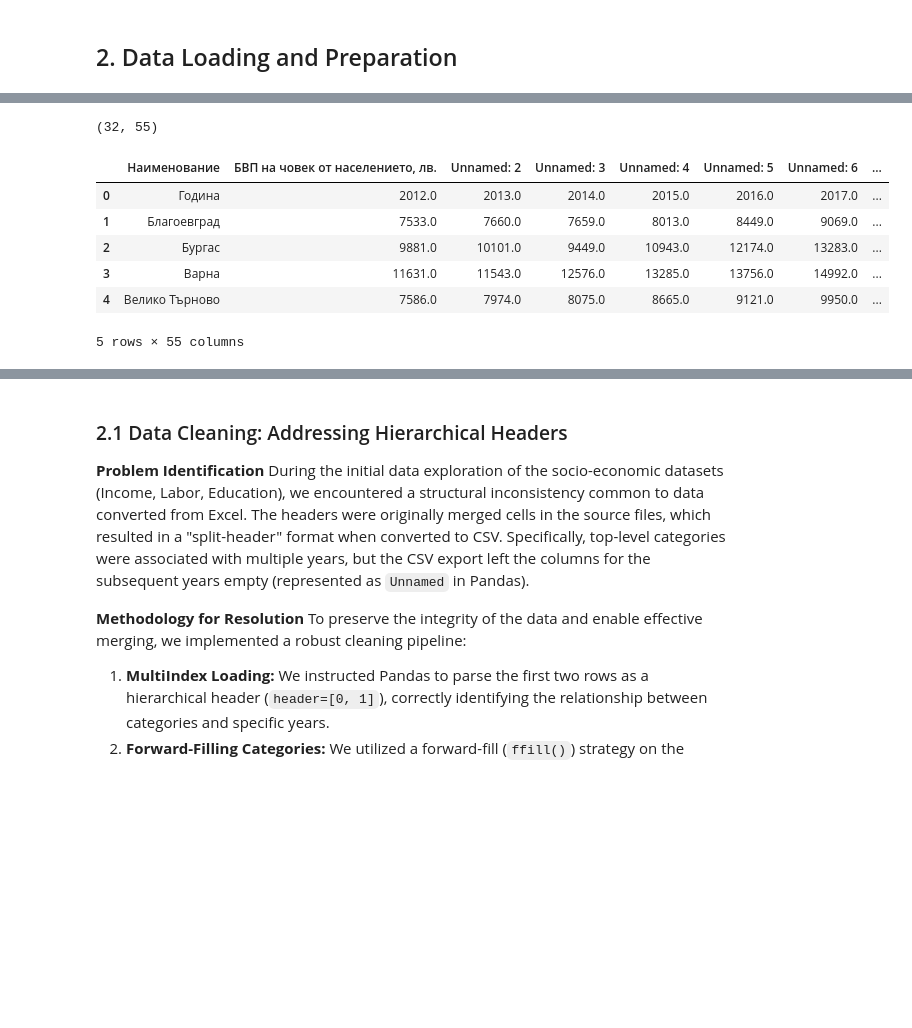
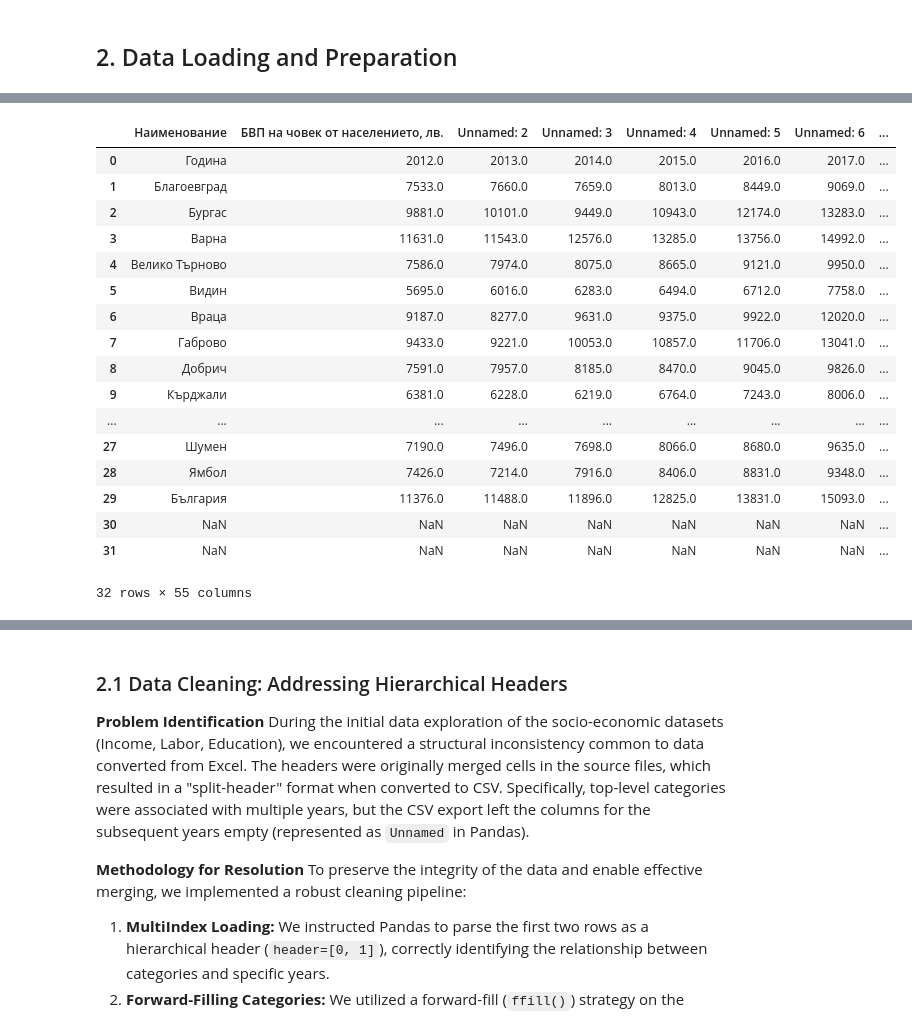
Before and after one commit to Nalyan-Beytula/Machine-Learning, a Jupyter notebook: predicting_dzi_grades_ml.ipynb, the cells around one changed output, grey strips where cells are left out. Cells and saved outputs as stored; diff of their text form; code cells hidden in the pictures; blank space fills up the shorter version.

```diff
--- a/predicting_dzi_grades_ml.ipynb
+++ b/predicting_dzi_grades_ml.ipynb
@@ -49,13 +55,22 @@ dzi_full.head(3)
 # %%
-print(income_data.shape)
-income_data.head()
+income_data
 # %% [output]
+|  | Наименование | БВП на човек от населението, лв. | Unnamed: 2 | Unnamed: 3 | Unnamed: 4 | Unnamed: 5 | Unnamed: 6 | ... |
+| 0 | Година | 2012.0 | 2013.0 | 2014.0 | 2015.0 | 2016.0 | 2017.0 | ... |
+| 1 | Благоевград | 7533.0 | 7660.0 | 7659.0 | 8013.0 | 8449.0 | 9069.0 | ... |
+| 2 | Бургас | 9881.0 | 10101.0 | 9449.0 | 10943.0 | 12174.0 | 13283.0 | ... |
+| 3 | Варна | 11631.0 | 11543.0 | 12576.0 | 13285.0 | 13756.0 | 14992.0 | ... |
+| 4 | Велико Търново | 7586.0 | 7974.0 | 8075.0 | 8665.0 | 9121.0 | 9950.0 | ... |
+| 5 | Видин | 5695.0 | 6016.0 | 6283.0 | 6494.0 | 6712.0 | 7758.0 | ... |
+| 6 | Враца | 9187.0 | 8277.0 | 9631.0 | 9375.0 | 9922.0 | 12020.0 | ... |
+| 7 | Габрово | 9433.0 | 9221.0 | 10053.0 | 10857.0 | 11706.0 | 13041.0 | ... |
+| 8 | Добрич | 7591.0 | 7957.0 | 8185.0 | 8470.0 | 9045.0 | 9826.0 | ... |
+| 9 | Кърджали | 6381.0 | 6228.0 | 6219.0 | 6764.0 | 7243.0 | 8006.0 | ... |
+| ... | ... | ... | ... | ... | ... | ... | ... | ... |
+| 27 | Шумен | 7190.0 | 7496.0 | 7698.0 | 8066.0 | 8680.0 | 9635.0 | ... |
+| 28 | Ямбол | 7426.0 | 7214.0 | 7916.0 | 8406.0 | 8831.0 | 9348.0 | ... |
+| 29 | България | 11376.0 | 11488.0 | 11896.0 | 12825.0 | 13831.0 | 15093.0 | ... |
+| 30 | NaN | NaN | NaN | NaN | NaN | NaN | NaN | ... |
+| 31 | NaN | NaN | NaN | NaN | NaN | NaN | NaN | ... |
-(32, 55)
+32 rows × 55 columns
-|  | Наименование | БВП на човек от населението, лв. | Unnamed: 2 | Unnamed: 3 | Unnamed: 4 | Unnamed: 5 | Unnamed: 6 | ... |
-| 0 | Година | 2012.0 | 2013.0 | 2014.0 | 2015.0 | 2016.0 | 2017.0 | ... |
-| 1 | Благоевград | 7533.0 | 7660.0 | 7659.0 | 8013.0 | 8449.0 | 9069.0 | ... |
-| 2 | Бургас | 9881.0 | 10101.0 | 9449.0 | 10943.0 | 12174.0 | 13283.0 | ... |
-| 3 | Варна | 11631.0 | 11543.0 | 12576.0 | 13285.0 | 13756.0 | 14992.0 | ... |
-| 4 | Велико Търново | 7586.0 | 7974.0 | 8075.0 | 8665.0 | 9121.0 | 9950.0 | ... |
-5 rows × 55 columns
 # %%
```
Also changed, not shown: parts of 8 cells of this notebook.
